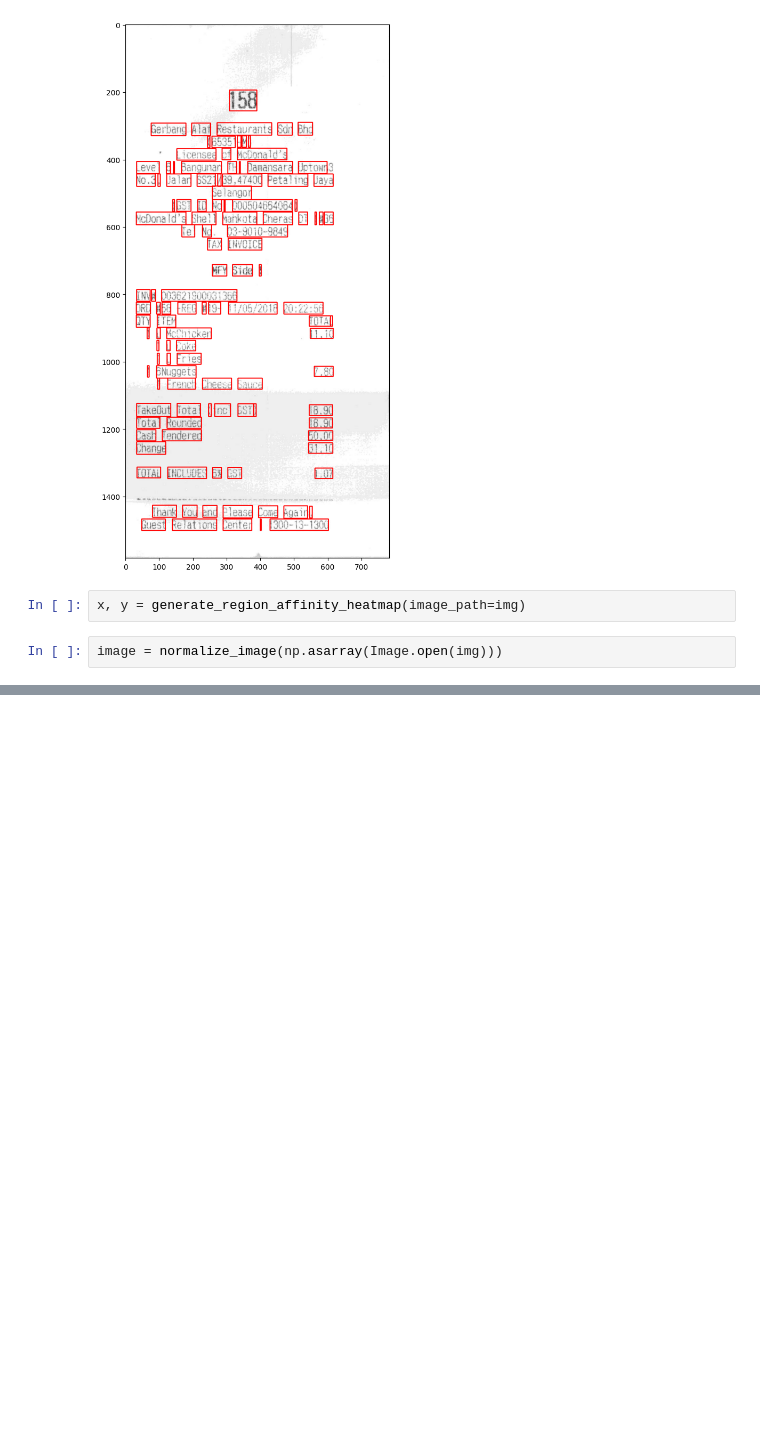
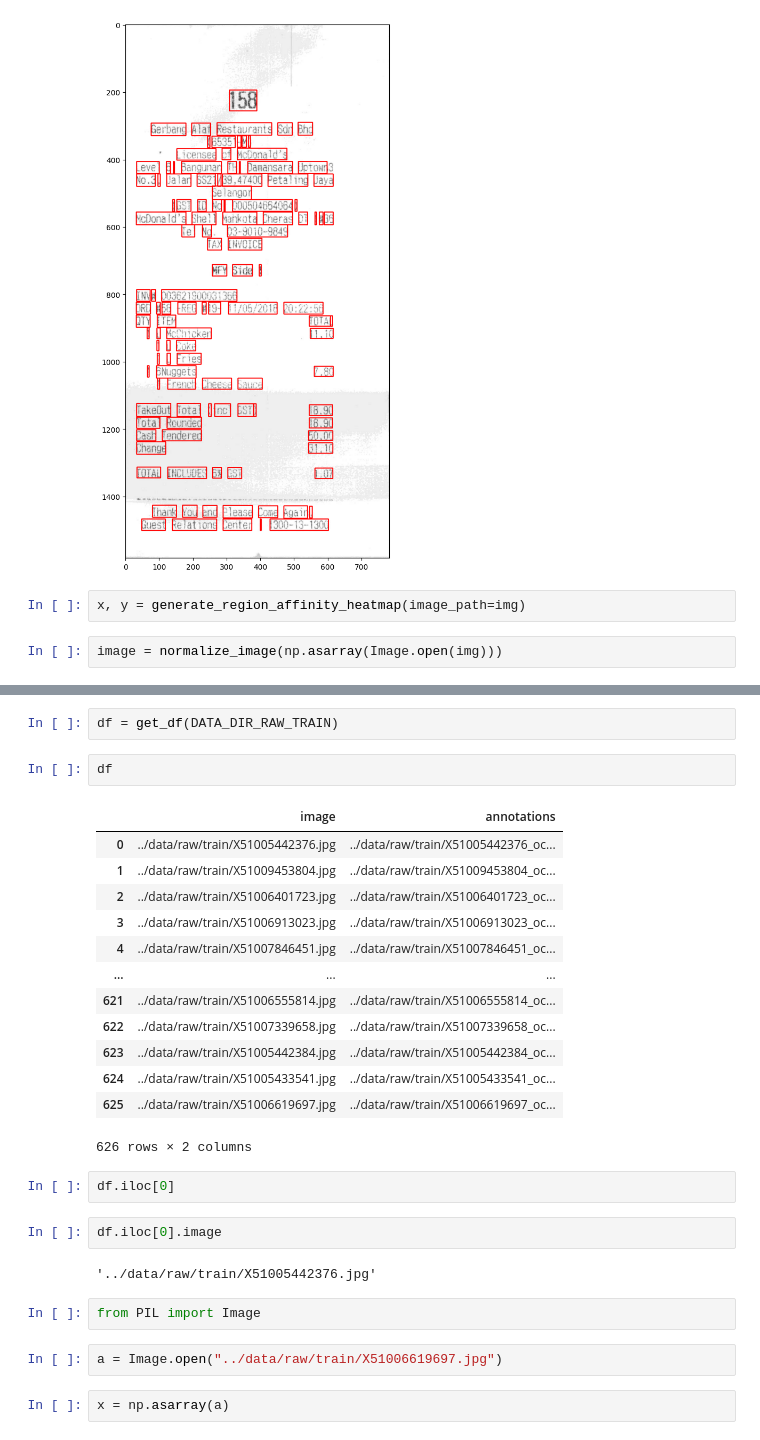
Before and after one commit to NikhilKamathB/OCR, a Jupyter notebook: nbs/Text Detection Notebook.ipynb, the cells around one changed output, grey strips where cells are left out. Drawn from its saved outputs; the diff is of its cells as text; blank space fills up the shorter version.

Commit message:
[text-detection] - Added data loaders and tranforms

```diff
--- a/nbs/Text Detection Notebook.ipynb
+++ b/nbs/Text Detection Notebook.ipynb
@@ -50,0 +53,30 @@ visualize_ndarray_image(images=[image, y], opacity=[1, 0.5])
+# %%
+df = get_df(DATA_DIR_RAW_TRAIN)
+# %%
+df
+# %% [output]
+|  | image | annotations |
+| 0 | ../data/raw/train/X51005442376.jpg | ../data/raw/train/X51005442376_oc... |
+| 1 | ../data/raw/train/X51009453804.jpg | ../data/raw/train/X51009453804_oc... |
+| 2 | ../data/raw/train/X51006401723.jpg | ../data/raw/train/X51006401723_oc... |
+| 3 | ../data/raw/train/X51006913023.jpg | ../data/raw/train/X51006913023_oc... |
+| 4 | ../data/raw/train/X51007846451.jpg | ../data/raw/train/X51007846451_oc... |
+| ... | ... | ... |
+| 621 | ../data/raw/train/X51006555814.jpg | ../data/raw/train/X51006555814_oc... |
+| 622 | ../data/raw/train/X51007339658.jpg | ../data/raw/train/X51007339658_oc... |
+| 623 | ../data/raw/train/X51005442384.jpg | ../data/raw/train/X51005442384_oc... |
+| 624 | ../data/raw/train/X51005433541.jpg | ../data/raw/train/X51005433541_oc... |
+| 625 | ../data/raw/train/X51006619697.jpg | ../data/raw/train/X51006619697_oc... |
+626 rows × 2 columns
+# %%
+df.iloc[0]
+# %%
+df.iloc[0].image
+# %% [output]
+'../data/raw/train/X51005442376.jpg'
+# %%
+from PIL import Image
+# %%
+a = Image.open("../data/raw/train/X51006619697.jpg")
+# %%
+x = np.asarray(a)
```
Also changed, not shown: parts of 5 cells of this notebook, 4 other files.
